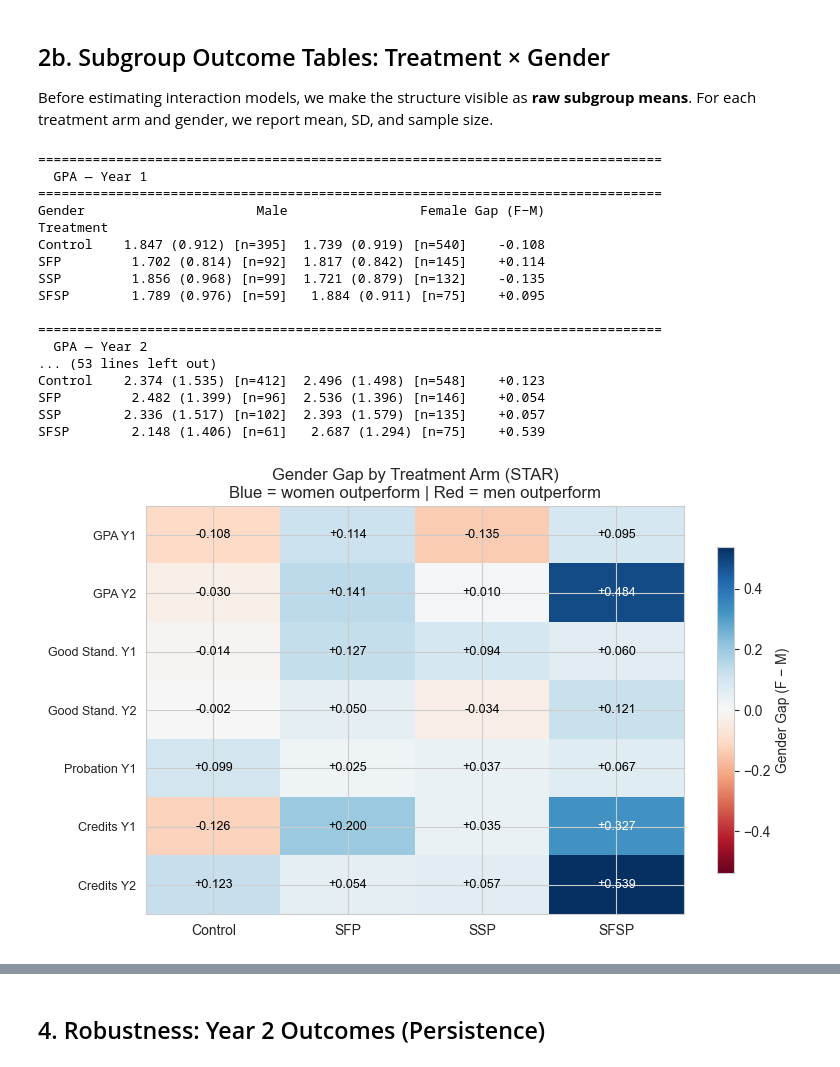
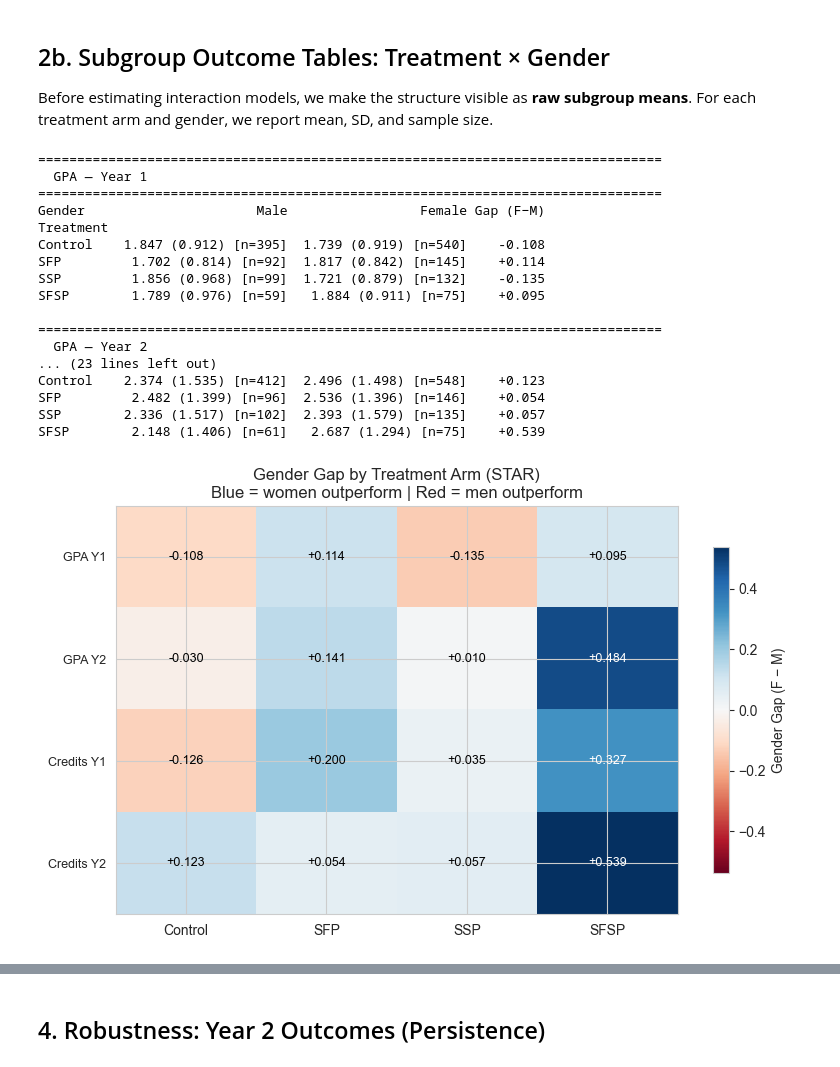
Before and after one commit to bradeu/econometrics, a Jupyter notebook: analysis_gender_v2.ipynb, the cells around one changed output, grey strips where cells are left out. Cells and saved outputs as stored; diff of their text form; code cells hidden in the pictures.

```diff
--- a/analysis_gender_v2.ipynb
+++ b/analysis_gender_v2.ipynb
@@ -186,8 +183,8 @@ GENDER GAP (Female - Male) BY TREATMENT GROUP
 # Visualise: gender gap by treatment for key outcomes
 fig, axes = plt.subplots(2, 2, figsize=(14, 10))
 
-for ax, (var, label) in zip(axes.flat, [('GPA_year1', 'GPA (Year 1)'), ('goodstanding_year1', 'Good Standing (Y1)'),
-                                          ('prob_year1', 'Probation (Y1)'), ('credits_earned1', 'Credits (Y1)')]):
+for ax, (var, label) in zip(axes.flat, [('GPA_year1', 'GPA (Year 1)'), ('GPA_year2', 'GPA (Year 2)'),
+                                          ('credits_earned1', 'Credits (Y1)'), ('credits_earned2', 'Credits (Y2)')]):
     treats = ['Control', 'SFP', 'SSP', 'SFSP']
     male_means = [star[(star['treat']==t) & (star['female']==0)][var].mean() for t in treats]
     female_means = [star[(star['treat']==t) & (star['female']==1)][var].mean() for t in treats]
@@ -209,5 +206,8 @@ for ax, (var, label) in zip(axes.flat, [('GPA_year1', 'GPA (Year 1)'), ('goodsta
 
 fig.suptitle('Outcomes by Treatment × Gender (STAR)', fontsize=14)
 plt.tight_layout()
+import os
+os.makedirs('figures', exist_ok=True)
+fig.savefig('figures/star_outcomes_by_treatment_gender.png', bbox_inches='tight', dpi=150)
 plt.show()
 # %% [output]
@@ -221,9 +221,6 @@ Before estimating interaction models, we make the structure visible as **raw sub
 star['gender'] = star['female'].map({0: 'Male', 1: 'Female'})
 
 all_outcomes = [('GPA_year1', 'GPA — Year 1'), ('GPA_year2', 'GPA — Year 2'),
-                ('goodstanding_year1', 'Good Standing — Year 1'),
-                ('goodstanding_year2', 'Good Standing — Year 2'),
-                ('prob_year1', 'Probation — Year 1'),
                 ('credits_earned1', 'Credits Earned — Year 1'),
                 ('credits_earned2', 'Credits Earned — Year 2')]
 
@@ -270,7 +267,7 @@ SFSP        1.789 (0.976) [n=59]   1.884 (0.911) [n=75]    +0.095
 
 ================================================================================
   GPA — Year 2
-... (53 lines left out)
+... (23 lines left out)
 Control    2.374 (1.535) [n=412]  2.496 (1.498) [n=548]    +0.123
 SFP         2.482 (1.399) [n=96]  2.536 (1.396) [n=146]    +0.054
 SSP        2.336 (1.517) [n=102]  2.393 (1.579) [n=135]    +0.057
@@ -278,8 +275,6 @@ SFSP        2.148 (1.406) [n=61]   2.687 (1.294) [n=75]    +0.539
 # %%
 # Heatmap: Gender gap (F−M) across Treatment arms for all outcomes
 outcomes_heat = [('GPA_year1', 'GPA Y1'), ('GPA_year2', 'GPA Y2'),
-                 ('goodstanding_year1', 'Good Stand. Y1'), ('goodstanding_year2', 'Good Stand. Y2'),
-                 ('prob_year1', 'Probation Y1'),
                  ('credits_earned1', 'Credits Y1'), ('credits_earned2', 'Credits Y2')]
 
 heat_rows = []
@@ -292,33 +287,34 @@ for outcome, label in outcomes_heat:
 
 heat_df = pd.DataFrame(heat_rows)
 pivot = heat_df.pivot(index='Outcome', columns='Treatment', values='gap')
 pivot = pivot[['Control', 'SFP', 'SSP', 'SFSP']]
 row_order = [label for _, label in outcomes_heat]
 pivot = pivot.reindex(row_order)
 
 fig, ax = plt.subplots(figsize=(8, 5))
 import matplotlib.colors as mcolors
 vabs = max(abs(np.nanmin(pivot.values)), abs(np.nanmax(pivot.values)), 0.01)
 norm = mcolors.TwoSlopeNorm(vmin=-vabs, vcenter=0, vmax=vabs)
 im = ax.imshow(pivot.values, cmap='RdBu', norm=norm, aspect='auto')
 
 ax.set_xticks(range(pivot.shape[1]))
 ax.set_xticklabels(pivot.columns, fontsize=10)
 ax.set_yticks(range(pivot.shape[0]))
 ax.set_yticklabels(pivot.index, fontsize=9)
 
 for i in range(pivot.shape[0]):
     for j in range(pivot.shape[1]):
         v = pivot.values[i, j]
         if not np.isnan(v):
             ax.text(j, i, f'{v:+.3f}', ha='center', va='center', fontsize=9,
                     color='white' if abs(v) > vabs * 0.6 else 'black')
 
 plt.colorbar(im, ax=ax, label='Gender Gap (F − M)', shrink=0.8)
 ax.set_title('Gender Gap by Treatment Arm (STAR)\nBlue = women outperform | Red = men outperform', fontsize=12)
 plt.tight_layout()
+fig.savefig('figures/star_gender_gap_heatmap.png', bbox_inches='tight', dpi=150)
 plt.show()
 # %% [output]
-[figure, old version]
+[figure, new version]
 # %% [markdown]
 ## 3. Main Specifications: Treatment × Female Interactions
```
Also changed, not shown: parts of 11 cells of this notebook, 6 other files.
